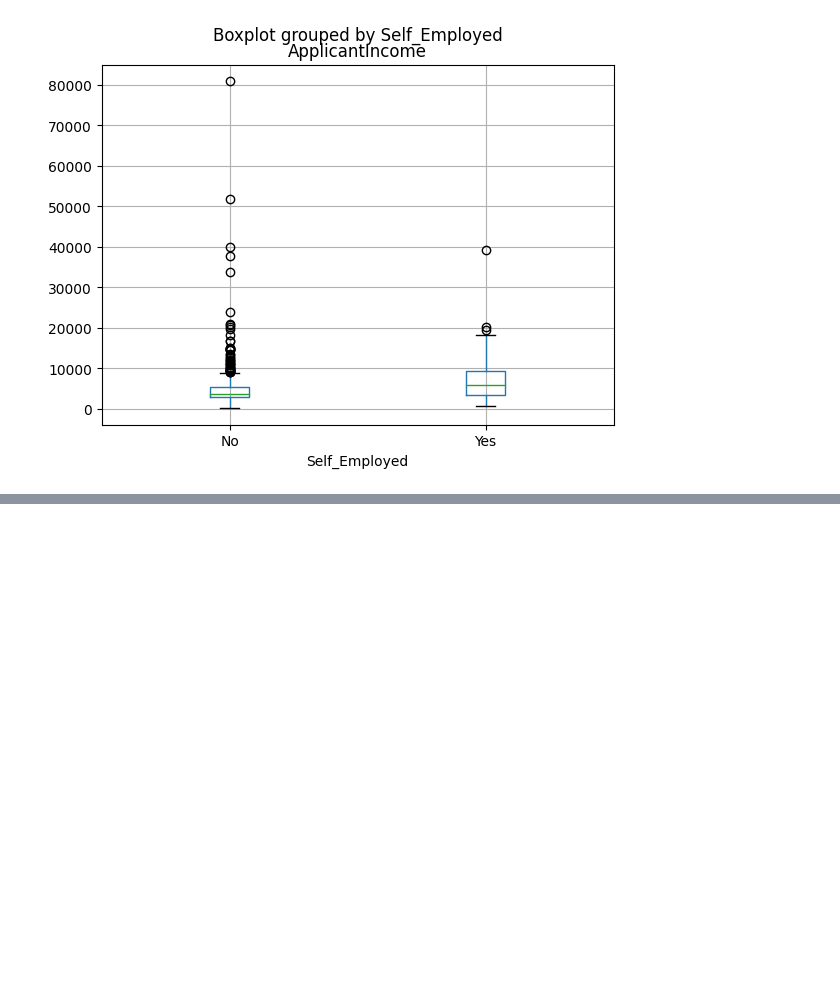
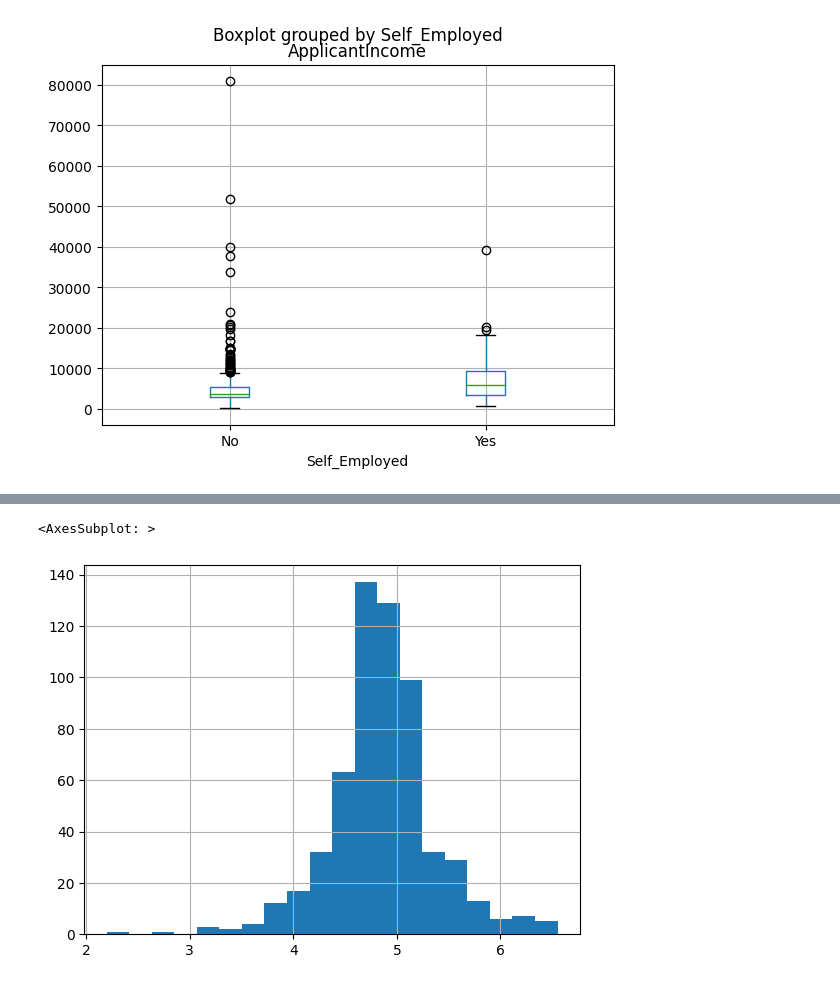
Before and after one commit to zyn20/CodeClause_Loan_Prediction, a Jupyter notebook: Loan_Prediction_ML.ipynb, the cells around one changed output, grey strips where cells are left out. Drawn from its saved outputs; the diff is of its cells as text; code cells hidden in the pictures; blank space fills up the shorter version.

```diff
--- a/Loan_Prediction_ML.ipynb
+++ b/Loan_Prediction_ML.ipynb
@@ -100,0 +118,7 @@ dataset.boxplot(column='ApplicantIncome' , by='Self_Employed')
+# %%
+dataset['LoanAmount_log'] = np.log(dataset['LoanAmount'])
+# %%
+dataset['LoanAmount_log'].hist(bins=20)
+# %% [output]
+<AxesSubplot: >
+[figure, added]
```
Also changed, not shown: parts of 23 cells of this notebook.
